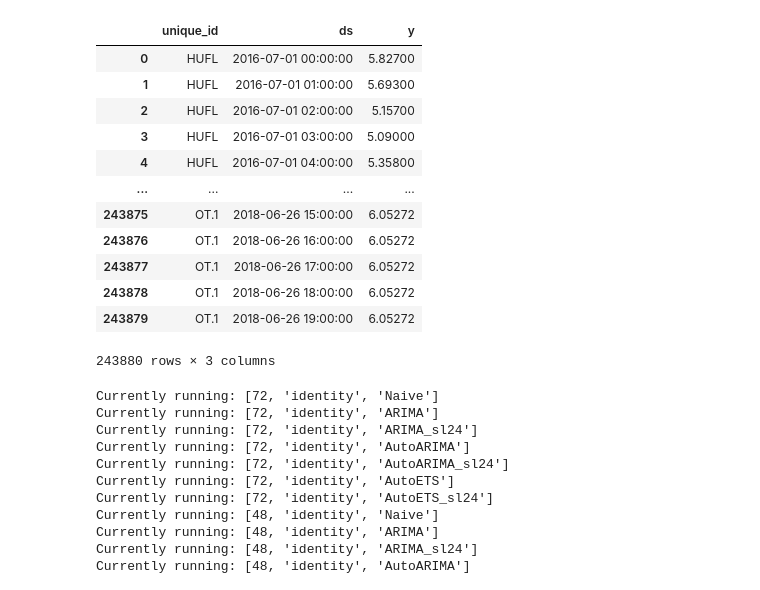
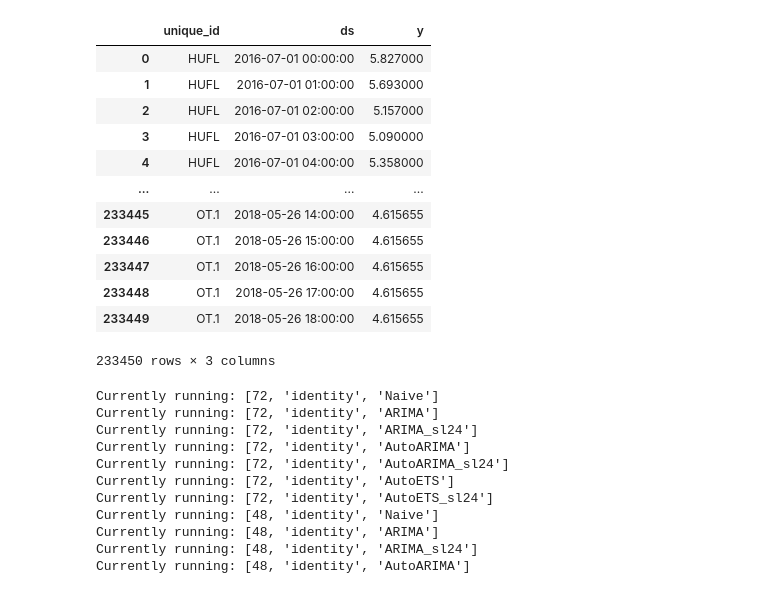
Before and after one commit to Just-Luca/StatsForecastLab, a Jupyter notebook: test_statsforecastlab.ipynb, the cells around one changed output. Drawn from its saved outputs; the diff is of its cells as text; code cells hidden in the pictures.

Commit message:
added test param

```diff
--- a/test_statsforecastlab.ipynb
+++ b/test_statsforecastlab.ipynb
@@ -9,20 +9,20 @@ from src.statsforecastlab import StatsForecastLab
 # %%
 from src.utils import process_data
 
-df =process_data()[0]
+df =process_data(test=True)[1]
 df
 # %% [output]
 |  | unique_id | ds | y |
-| 0 | HUFL | 2016-07-01 00:00:00 | 5.82700 |
-| 1 | HUFL | 2016-07-01 01:00:00 | 5.69300 |
-| 2 | HUFL | 2016-07-01 02:00:00 | 5.15700 |
-| 3 | HUFL | 2016-07-01 03:00:00 | 5.09000 |
-| 4 | HUFL | 2016-07-01 04:00:00 | 5.35800 |
+| 0 | HUFL | 2016-07-01 00:00:00 | 5.827000 |
+| 1 | HUFL | 2016-07-01 01:00:00 | 5.693000 |
+| 2 | HUFL | 2016-07-01 02:00:00 | 5.157000 |
+| 3 | HUFL | 2016-07-01 03:00:00 | 5.090000 |
+| 4 | HUFL | 2016-07-01 04:00:00 | 5.358000 |
 | ... | ... | ... | ... |
-| 243875 | OT.1 | 2018-06-26 15:00:00 | 6.05272 |
-| 243876 | OT.1 | 2018-06-26 16:00:00 | 6.05272 |
-| 243877 | OT.1 | 2018-06-26 17:00:00 | 6.05272 |
-| 243878 | OT.1 | 2018-06-26 18:00:00 | 6.05272 |
-| 243879 | OT.1 | 2018-06-26 19:00:00 | 6.05272 |
+| 233445 | OT.1 | 2018-05-26 14:00:00 | 4.615655 |
+| 233446 | OT.1 | 2018-05-26 15:00:00 | 4.615655 |
+| 233447 | OT.1 | 2018-05-26 16:00:00 | 4.615655 |
+| 233448 | OT.1 | 2018-05-26 17:00:00 | 4.615655 |
+| 233449 | OT.1 | 2018-05-26 18:00:00 | 4.615655 |
-243880 rows × 3 columns
+233450 rows × 3 columns
 # %%
```
Also changed, not shown: parts of 1 cell of this notebook, 2 other files.
